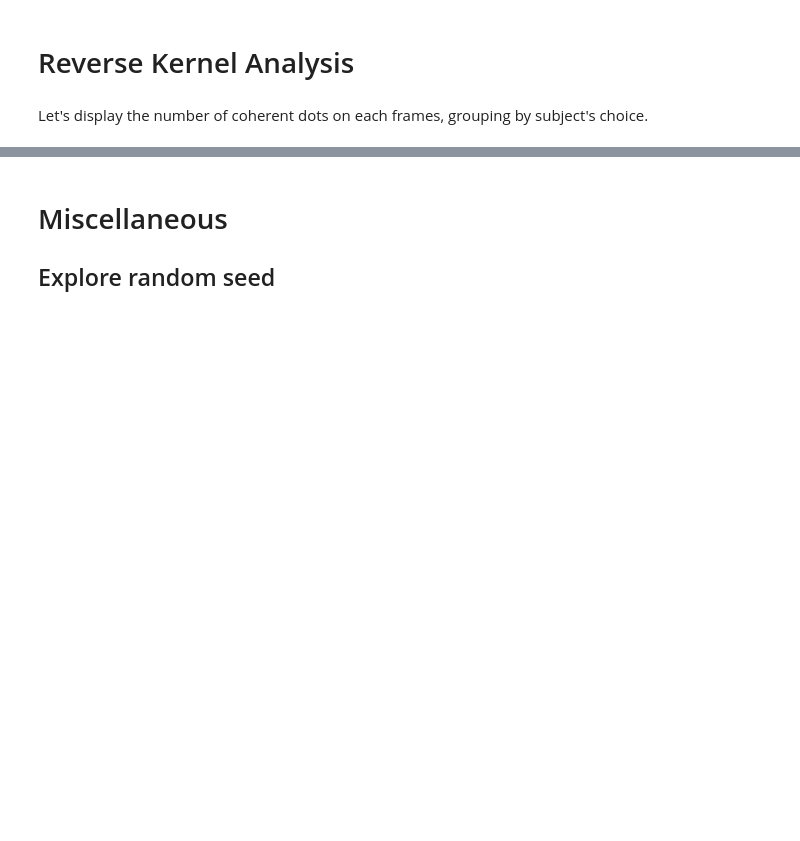
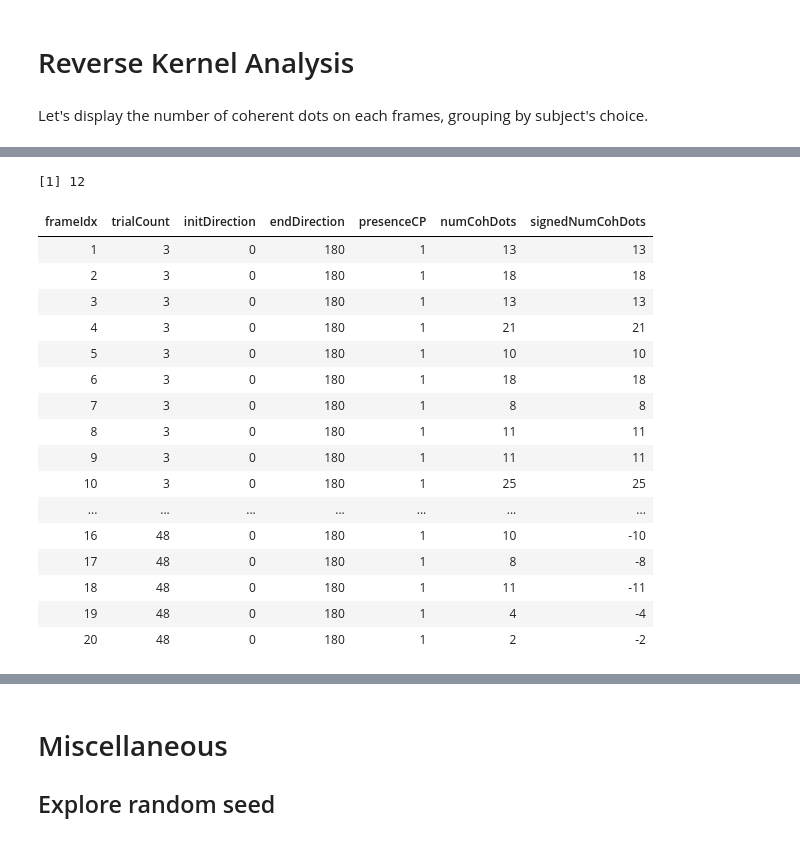
Before and after one commit to TheGoldLab/Analysis_SingleCP_DotsReversal, a Jupyter notebook: Python_scripts/pilot8.ipynb, the cells around one changed output, grey strips where cells are left out. Drawn from its saved outputs; the diff is of its cells as text; code cells hidden in the pictures; blank space fills up the shorter version.

```diff
--- a/Python_scripts/pilot8.ipynb
+++ b/Python_scripts/pilot8.ipynb
@@ -542,3 +549,14 @@ toDisplay
 # Reverse Kernel Analysis
 # %% [markdown]
 Let's display the number of coherent dots on each frames, grouping by subject's choice.
+# %%
+# count coherent dots on each frame
+cohDots <- tb[[DOTS]][,
+                      .(numCohDots=sum(isCoherent),
+                        initDirection,
+                        endDirection,
+                        presenceCP),
+                      by=.(frameIdx, trialCount)]
+
+# see if some frames have 0 coherent dots
+unique(cohDots[numCohDots == 0,.(trialCount,frameIdx)])
@@ -545,5 +581,4 @@ Let's display the number of coherent dots on each frames, grouping by subject's
 # %%
-# count coherent dots on each frame
-cohDots <- tb[[DOTS]][,.(numCohDots=sum(isCoherent)),by=.(trialCount,frameIdx)]
-# str(cohDots)
 # let's try to sign numCohDots according to the direction of motion (+ for R and - for L)
+## add a copy of numCohDots column named signedNumCohDots, and an ID col that just indexes the rows
+cohDots[,"signedNumCohDots" := .(numCohDots)]
@@ -549,0 +594,4 @@ cohDots <- tb[[DOTS]][,.(numCohDots=sum(isCoherent)),by=.(trialCount,frameIdx)]
+# %%
+foreFrameCount
+# %% [output]
+[1] 12
@@ -550,2 +608,25 @@ cohDots <- tb[[DOTS]][,.(numCohDots=sum(isCoherent)),by=.(trialCount,frameIdx)]
+# %%
+# diagnostic
+unique(cohDots[presenceCP == 1,
+               .(initDirection,endDirection,presenceCP,numCohDots,signedNumCohDots) ,
+               by=.(frameIdx,trialCount)])
+# %% [output]
+| frameIdx | trialCount | initDirection | endDirection | presenceCP | numCohDots | signedNumCohDots |
+| 1 | 3 | 0 | 180 | 1 | 13 | 13 |
+| 2 | 3 | 0 | 180 | 1 | 18 | 18 |
+| 3 | 3 | 0 | 180 | 1 | 13 | 13 |
+| 4 | 3 | 0 | 180 | 1 | 21 | 21 |
+| 5 | 3 | 0 | 180 | 1 | 10 | 10 |
+| 6 | 3 | 0 | 180 | 1 | 18 | 18 |
+| 7 | 3 | 0 | 180 | 1 | 8 | 8 |
+| 8 | 3 | 0 | 180 | 1 | 11 | 11 |
+| 9 | 3 | 0 | 180 | 1 | 11 | 11 |
+| 10 | 3 | 0 | 180 | 1 | 25 | 25 |
+| ... | ... | ... | ... | ... | ... | ... |
+| 16 | 48 | 0 | 180 | 1 | 10 | -10 |
+| 17 | 48 | 0 | 180 | 1 | 8 | -8 |
+| 18 | 48 | 0 | 180 | 1 | 11 | -11 |
+| 19 | 48 | 0 | 180 | 1 | 4 | -4 |
+| 20 | 48 | 0 | 180 | 1 | 2 | -2 |
 # %%
 # control output figure size
```
Also changed, not shown: parts of 10 cells of this notebook.
